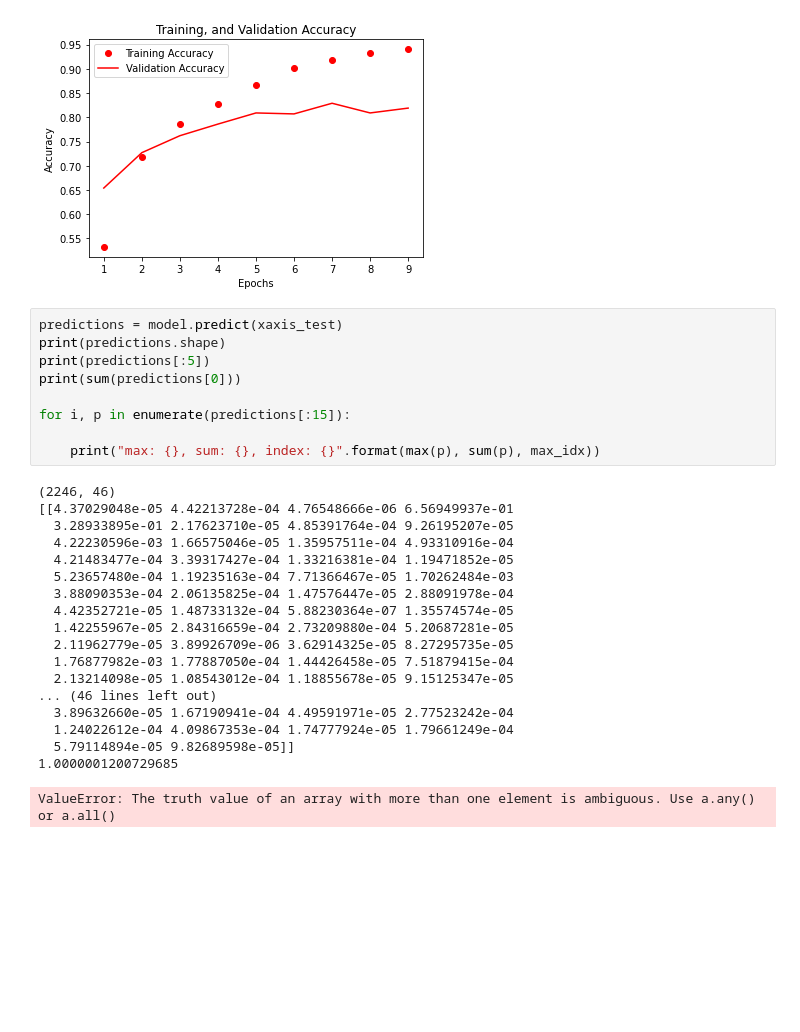
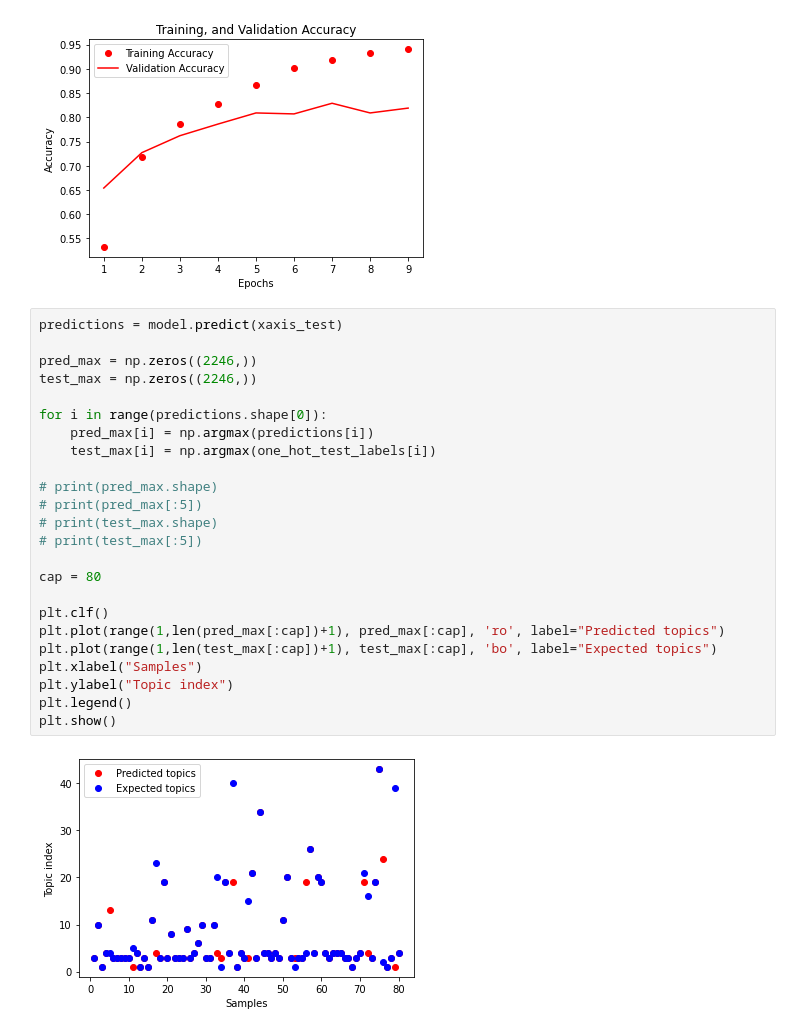
Before and after one commit to williamdarkocode/DL-ML, a Jupyter notebook: DeepLearning_ML_Fundamentals/Code/chollet_reuters_multiclassif.ipynb, the cells around one changed output. Cells and saved outputs as stored; diff of their text form; blank space fills up the shorter version.

```diff
--- a/DeepLearning_ML_Fundamentals/Code/chollet_reuters_multiclassif.ipynb
+++ b/DeepLearning_ML_Fundamentals/Code/chollet_reuters_multiclassif.ipynb
@@ -122,31 +122,29 @@ plt.show()
 # %% [output]
 [figure]
 [figure]
-# %%
-predictions = model.predict(xaxis_test)
-print(predictions.shape)
-print(predictions[:5])
-print(sum(predictions[0]))
-
-for i, p in enumerate(predictions[:15]):
-
-    print("max: {}, sum: {}, index: {}".format(max(p), sum(p), max_idx))
-# %% [output]
-(2246, 46)
-[[4.37029048e-05 4.42213728e-04 4.76548666e-06 6.56949937e-01
-  3.28933895e-01 2.17623710e-05 4.85391764e-04 9.26195207e-05
-  4.22230596e-03 1.66575046e-05 1.35957511e-04 4.93310916e-04
-  4.21483477e-04 3.39317427e-04 1.33216381e-04 1.19471852e-05
-  5.23657480e-04 1.19235163e-04 7.71366467e-05 1.70262484e-03
-  3.88090353e-04 2.06135825e-04 1.47576447e-05 2.88091978e-04
-  4.42352721e-05 1.48733132e-04 5.88230364e-07 1.35574574e-05
-  1.42255967e-05 2.84316659e-04 2.73209880e-04 5.20687281e-05
-  2.11962779e-05 3.89926709e-06 3.62914325e-05 8.27295735e-05
-  1.76877982e-03 1.77887050e-04 1.44426458e-05 7.51879415e-04
-  2.13214098e-05 1.08543012e-04 1.18855678e-05 9.15125347e-05
-... (46 lines left out)
-  3.89632660e-05 1.67190941e-04 4.49591971e-05 2.77523242e-04
-  1.24022612e-04 4.09867353e-04 1.74777924e-05 1.79661249e-04
-  5.79114894e-05 9.82689598e-05]]
-1.0000001200729685
-ValueError: The truth value of an array with more than one element is ambiguous. Use a.any() or a.all()
+# %%
+predictions = model.predict(xaxis_test)
+
+pred_max = np.zeros((2246,))
+test_max = np.zeros((2246,))
+
+for i in range(predictions.shape[0]):
+    pred_max[i] = np.argmax(predictions[i])
+    test_max[i] = np.argmax(one_hot_test_labels[i])
+
+# print(pred_max.shape)
+# print(pred_max[:5])
+# print(test_max.shape)
+# print(test_max[:5])
+
+cap = 80
+
+plt.clf()
+plt.plot(range(1,len(pred_max[:cap])+1), pred_max[:cap], 'ro', label="Predicted topics")
+plt.plot(range(1,len(test_max[:cap])+1), test_max[:cap], 'bo', label="Expected topics")
+plt.xlabel("Samples")
+plt.ylabel("Topic index")
+plt.legend()
+plt.show()
+# %% [output]
+[figure, added]
```
Also changed, not shown: 1 other file.
